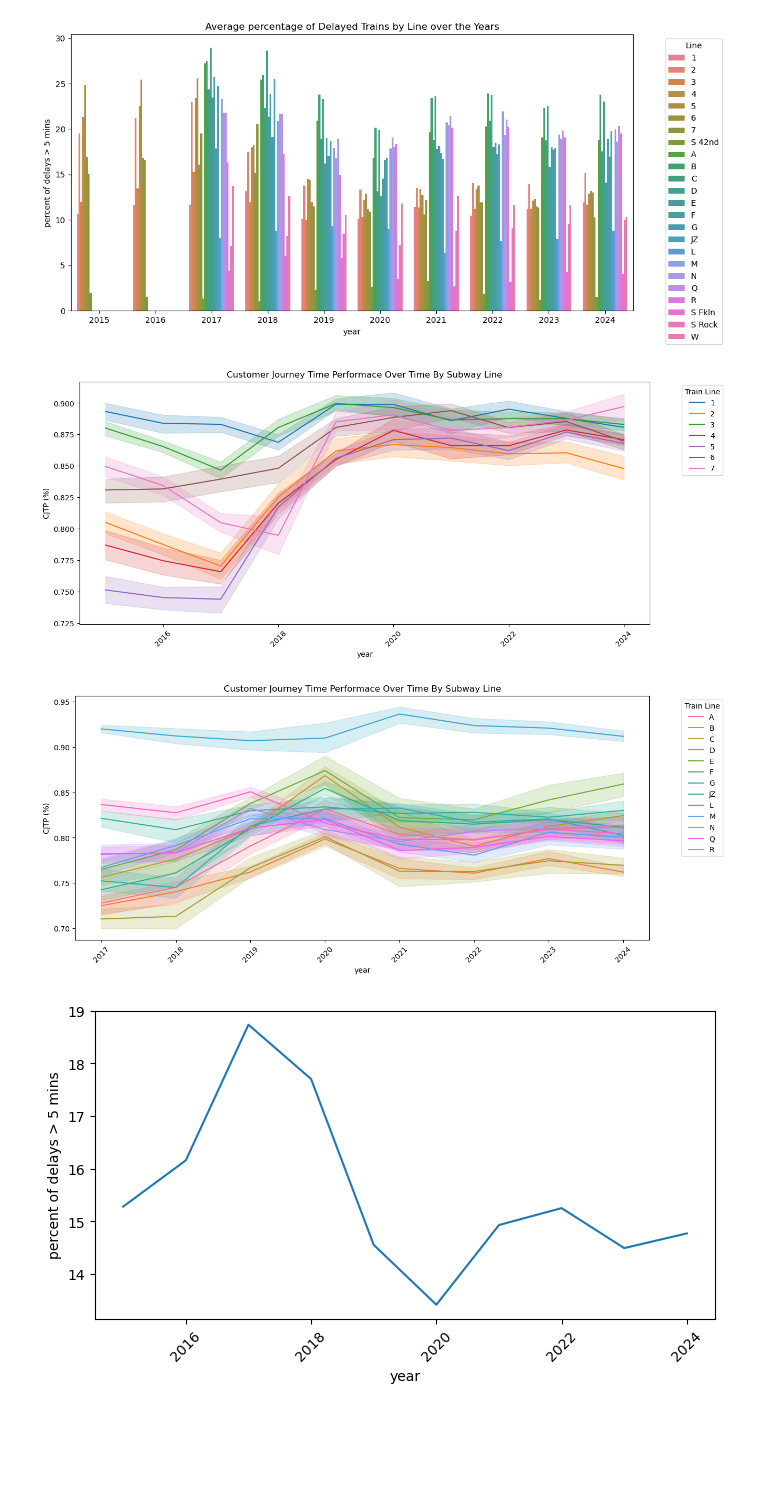
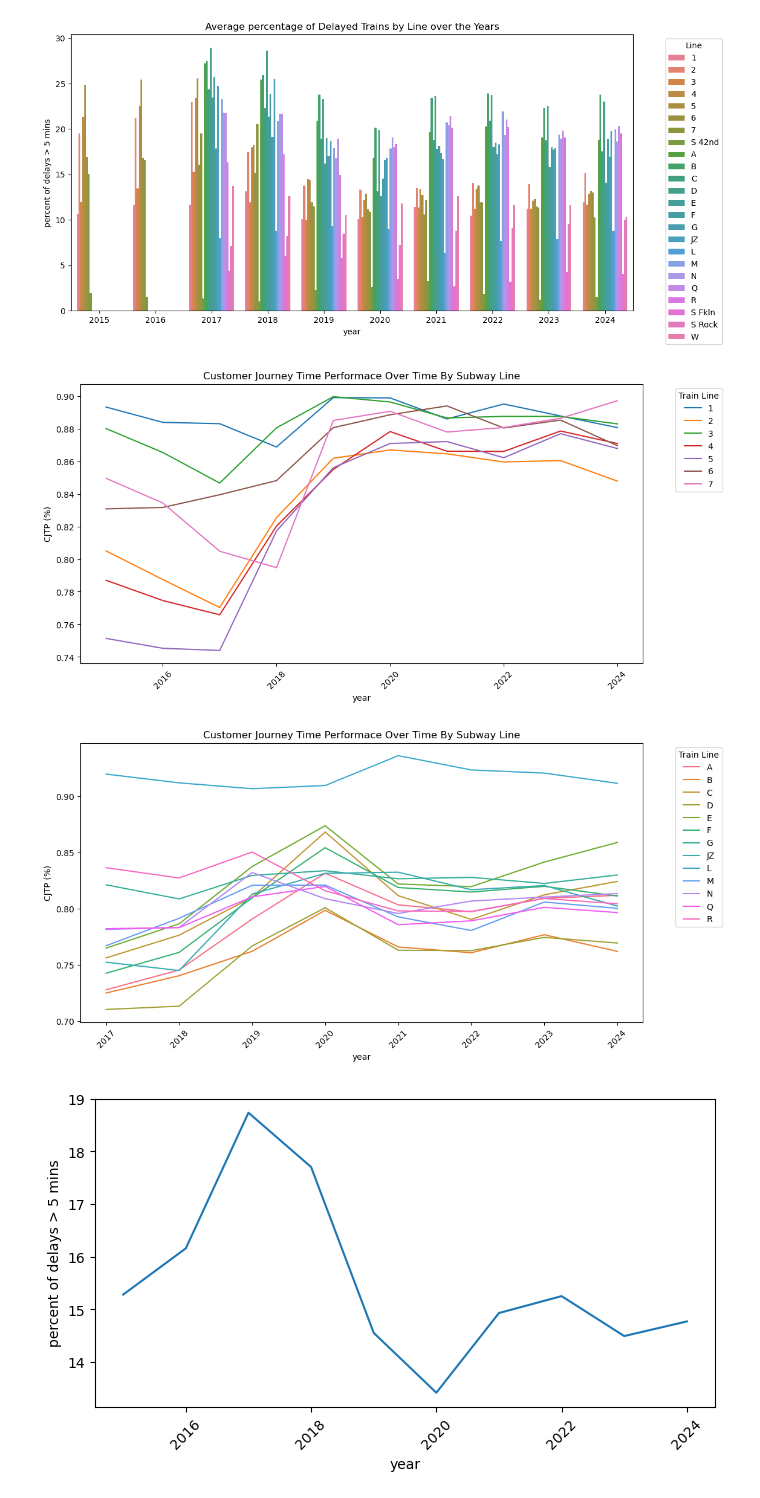
Before and after one commit to tali0n-git/MTA-subway-analysis, a Jupyter notebook: mina-notebook.ipynb, the cells around one changed output. Cells and saved outputs as stored; diff of their text form; code cells hidden in the pictures; blank space fills up the shorter version.

```diff
--- a/mina-notebook.ipynb
+++ b/mina-notebook.ipynb
@@ -142,30 +142,31 @@ plt.show()
 [figure]
 # %%
 # customer journey by numbered lines over the years
-plt.figure(figsize=(14, 6))
+plt.figure(figsize=(12, 6))
 lines = [ "1", "2", "3", "4", "5", "6", "7" ]
 filtered_lines = mta[mta["line"].isin(lines)]
-sns.lineplot(data=filtered_lines, x='year', y='customer journey time performance', hue='line')
+sns.lineplot(data=filtered_lines, x='year', y='customer journey time performance', hue='line', errorbar=None)
 plt.title("Customer Journey Time Performace Over Time By Subway Line")
 plt.ylabel("CJTP (%)")
 plt.xticks(rotation=45)
 plt.legend(title='Train Line', bbox_to_anchor=(1.05,1), loc="upper left")
 plt.show()
+#ci = none (confidence)
 # %% [output]
-[figure, old version]
+[figure, new version]
 # %%
 # customer journey by lettered lines over the years
-plt.figure(figsize=(14, 6))
+plt.figure(figsize=(12, 6))
 lines = [ "A", "B", "C", "D", "E", "F", "G", "JZ", "M", "Q", "R", "N", "L" ]
 filtered_lines = mta[mta["line"].isin(lines)]
-sns.lineplot(data=filtered_lines, x='year', y='customer journey time performance', hue='line')
+sns.lineplot(data=filtered_lines, x='year', y='customer journey time performance', hue='line', errorbar=None)
 plt.title("Customer Journey Time Performace Over Time By Subway Line")
 plt.ylabel("CJTP (%)")
 plt.xticks(rotation=45)
 plt.legend(title='Train Line', bbox_to_anchor=(1.05,1), loc="upper left")
 plt.show()
 # %% [output]
-[figure, old version]
+[figure, new version]
 # %%
 # percentage of delays over five mins throughout the years
 
```
Also changed, not shown: parts of 2 cells of this notebook.
